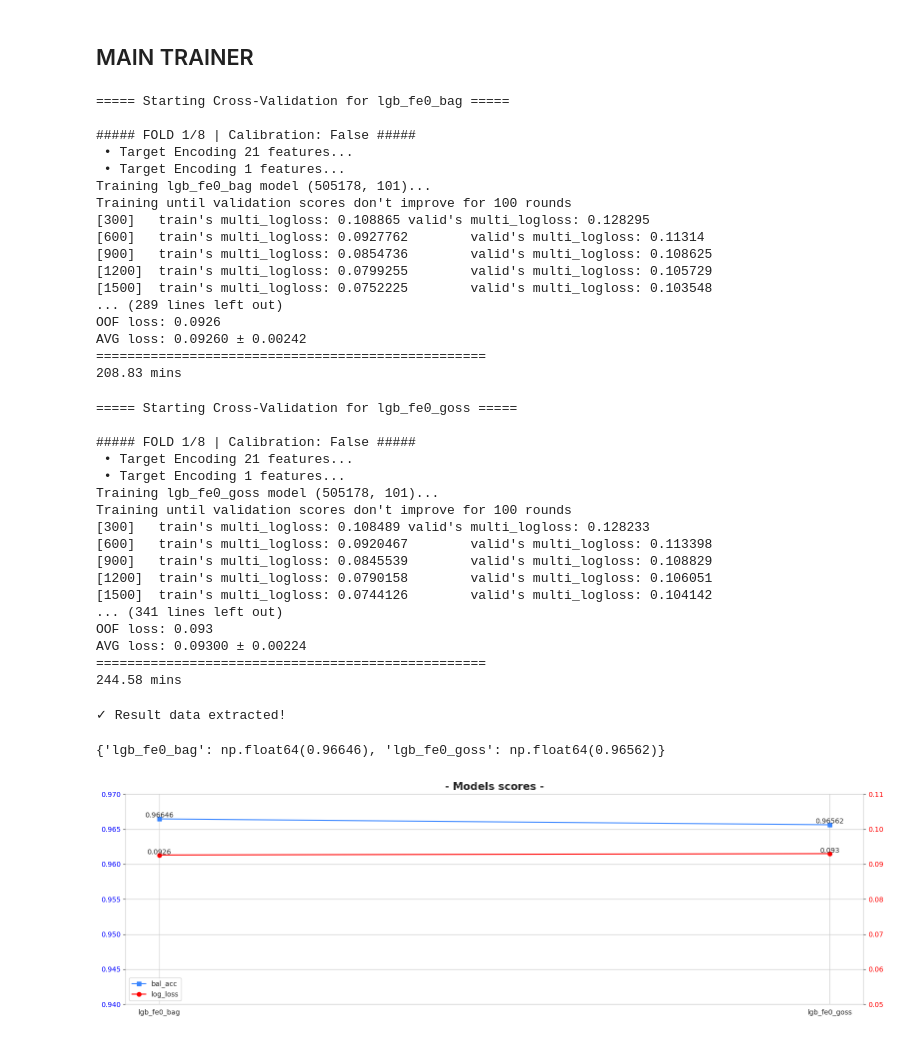
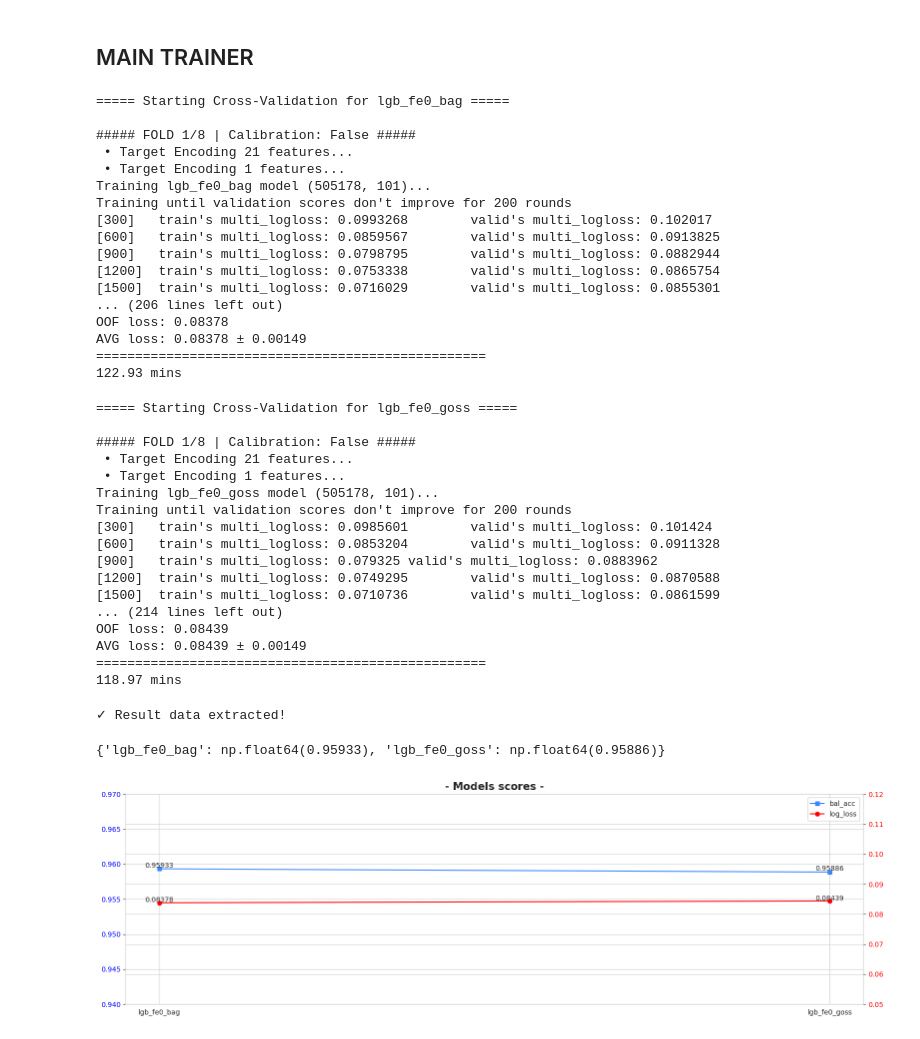
Before and after one commit to coded-sly/ps6e6-Stellar-Class, a Jupyter notebook: ps6e6-lgb-venn-abers-stellar.ipynb, the cells around one changed output. Saved outputs shown, nothing was run; the diff lists cells and outputs as text; code cells hidden in the pictures.

```diff
--- a/ps6e6-lgb-venn-abers-stellar.ipynb
+++ b/ps6e6-lgb-venn-abers-stellar.ipynb
@@ -1204,7 +1204,7 @@ def Trainer_CV(model_name, params, train_df, test_df, features, target, kf, cat_
 
         if calibrate:
             print(f"Training Venn-Abers (iVAP) {X_train.shape}... ")
-            params['n_estimators']     = 8000
+            params['n_estimators']     = 10000
             # params['feature_fraction'] = 1.0
             # params['bagging_fraction'] = 1.0
             # params['learning_rate']    = 0.05
@@ -1212,7 +1212,7 @@ def Trainer_CV(model_name, params, train_df, test_df, features, target, kf, cat_
             model = VennAbersCalibrator(
                 estimator=lgb.LGBMClassifier(**params, num_classes=num_classes),
                 inductive=True,
-                cal_size=0.3,
+                cal_size=0.25,
                 precision=6,
                 random_state=CFG['SEED'],
             )
@@ -1237,7 +1237,7 @@ def Trainer_CV(model_name, params, train_df, test_df, features, target, kf, cat_
         else:
             print(f"Training {model_name} model {X_train.shape}... ")
             callbacks = [
-                lgb.early_stopping(100),
+                lgb.early_stopping(200),
                 lgb.log_evaluation(300),
                 # lgb.record_evaluation(eval_result),
             ]
@@ -1327,5 +1322,5 @@ StratifiedKFold(n_splits=8, random_state=42, shuffle=True)
 # %%
-CLASS_WEIGHT   = 'balanced' # None, 'balanced'
+CLASS_WEIGHT   = None # None, 'balanced'
 USE_CALIBATOR  = False
 USE_FULL_TRAIN = True
 
@@ -1591,17 +1586,17 @@ all_model_predictions[n] = Trainer_CV(
  • Target Encoding 21 features...
  • Target Encoding 1 features...
 Training lgb_fe0_bag model (505178, 101)...
-Training until validation scores don't improve for 100 rounds
-[300]   train's multi_logloss: 0.108865 valid's multi_logloss: 0.128295
-[600]   train's multi_logloss: 0.0927762        valid's multi_logloss: 0.11314
-[900]   train's multi_logloss: 0.0854736        valid's multi_logloss: 0.108625
-[1200]  train's multi_logloss: 0.0799255        valid's multi_logloss: 0.105729
-[1500]  train's multi_logloss: 0.0752225        valid's multi_logloss: 0.103548
-... (289 lines left out)
-OOF loss: 0.0926
-AVG loss: 0.09260 ± 0.00242
+Training until validation scores don't improve for 200 rounds
+[300]   train's multi_logloss: 0.0993268        valid's multi_logloss: 0.102017
+[600]   train's multi_logloss: 0.0859567        valid's multi_logloss: 0.0913825
+[900]   train's multi_logloss: 0.0798795        valid's multi_logloss: 0.0882944
+[1200]  train's multi_logloss: 0.0753338        valid's multi_logloss: 0.0865754
+[1500]  train's multi_logloss: 0.0716029        valid's multi_logloss: 0.0855301
+... (206 lines left out)
+OOF loss: 0.08378
+AVG loss: 0.08378 ± 0.00149
 ==================================================
-208.83 mins
+122.93 mins
 # %%
 # =============================================
 # Cross-Validation Results for lgb_fe0_bag
@@ -1682,17 +1677,17 @@ all_model_predictions[n] = Trainer_CV(
  • Target Encoding 21 features...
  • Target Encoding 1 features...
 Training lgb_fe0_goss model (505178, 101)...
-Training until validation scores don't improve for 100 rounds
-[300]   train's multi_logloss: 0.108489 valid's multi_logloss: 0.128233
-[600]   train's multi_logloss: 0.0920467        valid's multi_logloss: 0.113398
-[900]   train's multi_logloss: 0.0845539        valid's multi_logloss: 0.108829
-[1200]  train's multi_logloss: 0.0790158        valid's multi_logloss: 0.106051
-[1500]  train's multi_logloss: 0.0744126        valid's multi_logloss: 0.104142
-... (341 lines left out)
-OOF loss: 0.093
-AVG loss: 0.09300 ± 0.00224
+Training until validation scores don't improve for 200 rounds
+[300]   train's multi_logloss: 0.0985601        valid's multi_logloss: 0.101424
+[600]   train's multi_logloss: 0.0853204        valid's multi_logloss: 0.0911328
+[900]   train's multi_logloss: 0.079325 valid's multi_logloss: 0.0883962
+[1200]  train's multi_logloss: 0.0749295        valid's multi_logloss: 0.0870588
+[1500]  train's multi_logloss: 0.0710736        valid's multi_logloss: 0.0861599
+... (214 lines left out)
+OOF loss: 0.08439
+AVG loss: 0.08439 ± 0.00149
 ==================================================
-244.58 mins
+118.97 mins
 # %%
 # =============================================
 # Cross-Validation Results for lgb_fe0_goss
@@ -1747,41 +1742,41 @@ print("✓ Result data extracted!")
 result_scores
 # %% [output]
 ✓ Result data extracted!
-{'lgb_fe0_bag': np.float64(0.96646), 'lgb_fe0_goss': np.float64(0.96562)}
+{'lgb_fe0_bag': np.float64(0.95933), 'lgb_fe0_goss': np.float64(0.95886)}
 # %%
 _scores = [*result_scores.values()]
 _losses = [*result_losses.values()]
 
 y_add = 2e-4
 
 fig, ax1 = plt.subplots(1, 1, figsize=(16, 5))
 
 plot_1 = ax1.plot(_scores, marker='s', label='bal_acc')
 ax1.tick_params(axis='y', labelcolor='b')
 for i, s1 in enumerate(_scores):
     ax1.text(float(i), s1+y_add, s1, ha='center', va='baseline')
 
 ax1.set_title('- Models scores -', fontdict={'weight': 'semibold', 'size': 15})
 ax1.set_xticks(range(len(result_names)), result_names, rotation=0)
 
 ax2 = ax1.twinx()
 plot_2 = ax2.plot(_losses, marker='o', label='log_loss', color='r')
 ax2.tick_params(axis='y', labelcolor='r')
 
 for i, s2 in enumerate(_losses):
     ax2.text(float(i), s2+y_add, s2, ha='center', va='baseline')
 
 ax1.set_ylim((0.94, 0.97))
-ax2.set_ylim((0.05, 0.11))
+ax2.set_ylim((0.05, 0.12))
 
 handle = plot_1 + plot_2
 labels = [l.get_label() for l in handle]
 ax1.legend(handle, labels, loc='best')
 
 plt.tight_layout()
 plt.show()
 # %% [output]
-[figure, old version]
+[figure, new version]
 # %%
 ## -- Plot feature importances --
 top_n = 30
```
Also changed, not shown: parts of 6 cells of this notebook.
